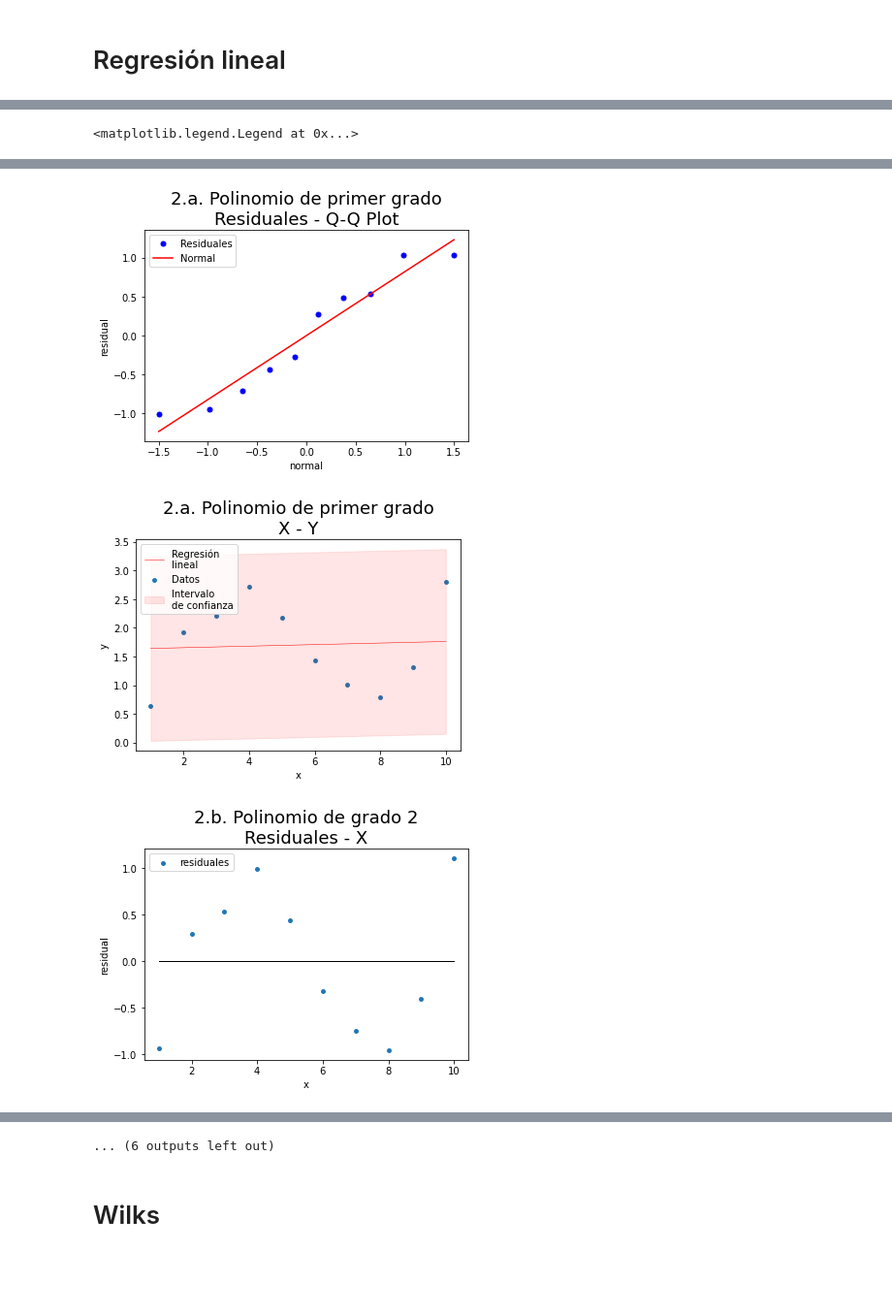
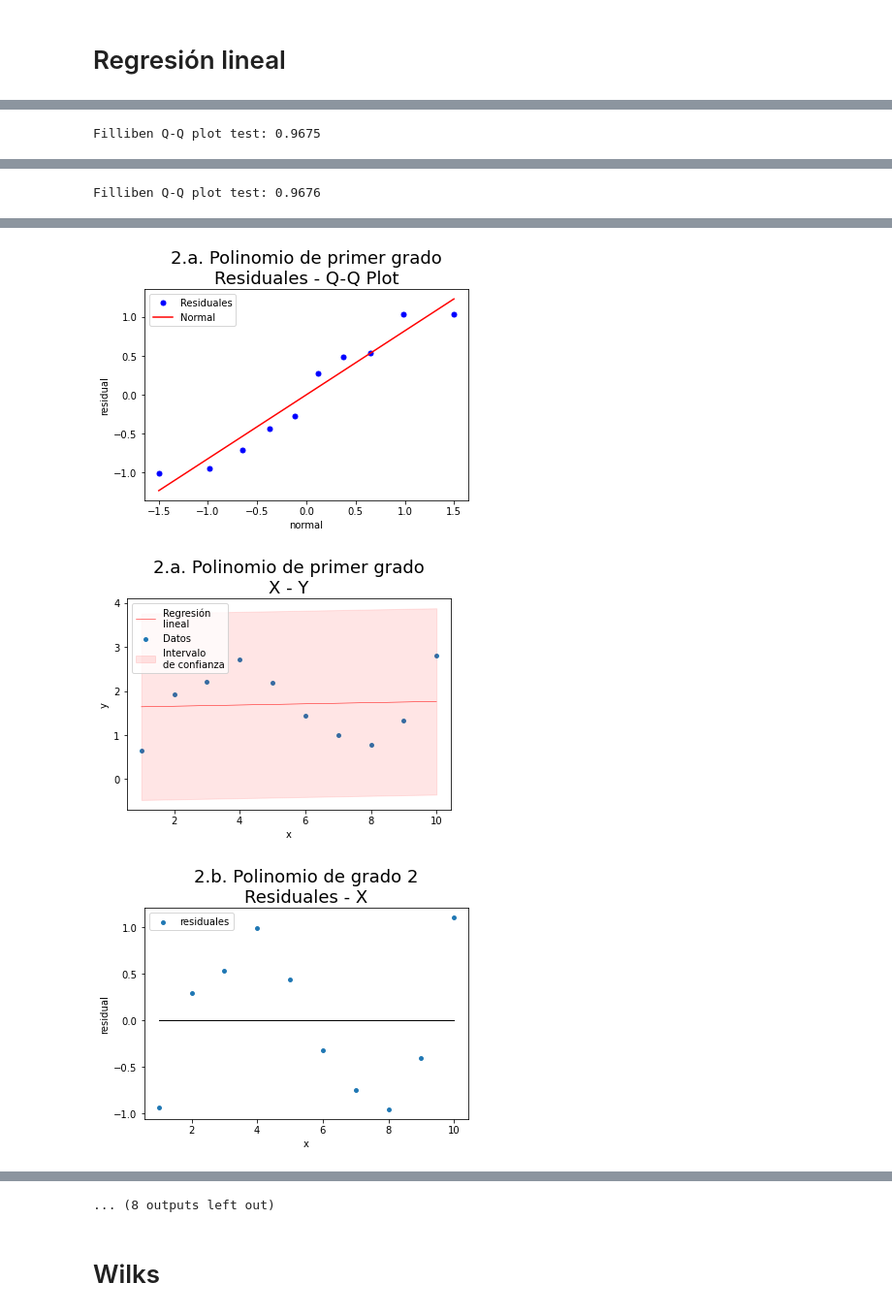
Before and after one commit to rodrigoms95/analisis-datos-22-1, a Jupyter notebook: code/Examen_3.ipynb, the cells around one changed output, grey strips where cells are left out. Shown at 97% size. Cells and saved outputs as stored; diff of their text form; code cells hidden in the pictures; blank space fills up the shorter version.

```diff
--- a/code/Examen_3.ipynb
+++ b/code/Examen_3.ipynb
@@ -826,8 +962,10 @@ x = np.arange( 1, 11, 1 )
 y = np.array( [ 0.64, 1.93, 2.21, 2.71, 2.18,
     1.43, 1.01, 0.79, 1.32, 2.8 ] )
 
+# Nivel de significancia.
 alpha_test = 0.05
-z = stats.norm.ppf(1 - alpha_test / 2)
+t_crit = stats.t.ppf(1 - alpha_test / 2,
+    n - k - 1)
 
 # 2.a.
 ej = "2.a. Polinomio de primer grado\n"
@@ -842,6 +980,9 @@ BB.shape
 
 y_reg = ( BB[0,0] + BB[1,0] * x_1 )
 
+# Cantidad de predictores.
+k = 1
+
 # Residuales.
 res = y - y_reg
 
@@ -853,11 +994,9 @@ SSE = ( ( y - y_reg ) ** 2 ).sum()
 Se = np.sqrt(SSE / (y.shape[0] - 2 ))
 R = SSR / SST
 F = SSR / Se ** 2
-alpha = 5 / 100
-F_crit = stats.f.ppf( 1 - alpha, 1,
-    y.shape[0] - 2 )
-p = stats.f.cdf( F, 1,
-    y.shape[0] - 2 )
+F_crit = stats.f.ppf( 1 - alpha_test,
+    1, n - 1 - k )
+p = stats.f.cdf( F, 1, n - 1 - k )
 durbin = durbin_watson(res)
 
 print(ej)
@@ -877,8 +1016,8 @@ print(f"p            : {p:.4f}")
 print(f"Durbin-Watson: {durbin:.4f}")
 
 # Intervalo de confianza
-y_lim_1 = y_reg + z * Se
-y_lim_2 = y_reg - z * Se
+y_lim_1 = y_reg + t_crit * Se
+y_lim_2 = y_reg - t_crit * Se
 
 # Residuales - x
 fig, ax = plt.subplots()
@@ -937,6 +1076,9 @@ BB.shape
 y_reg = ( BB[0,0] + BB[1,0] * x_1
     + BB[2,0] * x_2 )
 
+# Cantidad de predictores.
+k = 2
+
 # Residuales.
 res = y - y_reg
 
@@ -945,14 +1087,12 @@ n = x.shape[0]
 SST = ( ( y - y.mean() ) ** 2 ).sum()
 SSR = ( ( y_reg - y.mean() ) ** 2 ).sum()
 SSE = ( ( y - y_reg ) ** 2 ).sum()
-Se = np.sqrt(SSE / (y.shape[0] - 2 ))
+Se = np.sqrt(SSE / ( n - k - 1 ))
 R = SSR / SST
 F = SSR / Se ** 2
-alpha = 5 / 100
-F_crit = stats.f.ppf( 1 - alpha, 1,
-    y.shape[0] - 2 )
-p = stats.f.cdf( F, 1,
-    y.shape[0] - 2 )
+F_crit = stats.f.ppf( 1 - alpha_test,
+    1, n - 1 - k )
+p = stats.f.cdf( F, 1, n - 1 - k )
 durbin = durbin_watson(res)
 
 print(ej)
@@ -973,8 +1113,8 @@ print(f"p            : {p:.4f}")
 print(f"Durbin-Watson: {durbin:.4f}")
 
 # Intervalo de confianza
-y_lim_1 = y_reg + z * Se
-y_lim_2 = y_reg - z * Se
+y_lim_1 = y_reg + t_crit * Se
+y_lim_2 = y_reg - t_crit * Se
 
 # Residuales - x
 fig, ax = plt.subplots()
@@ -1035,6 +1175,9 @@ y_reg = ( BB[0,0] + BB[1,0] * x_1
     + BB[2,0] * x_2 + BB[3,0] * x_3
     )
 
+# Cantidad de predictores.
+k = 3
+
 # Residuales.
 res = y - y_reg
 
@@ -1043,14 +1186,12 @@ n = x.shape[0]
 SST = ( ( y - y.mean() ) ** 2 ).sum()
 SSR = ( ( y_reg - y.mean() ) ** 2 ).sum()
 SSE = ( ( y - y_reg ) ** 2 ).sum()
-Se = np.sqrt(SSE / (y.shape[0] - 2 ))
+Se = np.sqrt(SSE / ( n - k - 1 ))
 R = SSR / SST
 F = SSR / Se ** 2
-alpha = 5 / 100
-F_crit = stats.f.ppf( 1 - alpha, 1,
-    y.shape[0] - 2 )
-p = stats.f.cdf( F, 1,
-    y.shape[0] - 2 )
+F_crit = stats.f.ppf( 1 - alpha_test,
+    1, n - 1 - k )
+p = stats.f.cdf( F, 1, n - 1 - k )
 durbin = durbin_watson(res)
 
 print(ej)
@@ -1072,8 +1213,8 @@ print(f"p            : {p:.4f}")
 print(f"Durbin-Watson: {durbin:.4f}")
 
 # Intervalo de confianza
-y_lim_1 = y_reg + z * Se
-y_lim_2 = y_reg - z * Se
+y_lim_1 = y_reg + t_crit * Se
+y_lim_2 = y_reg - t_crit * Se
 
 # Residuales - x
 fig, ax = plt.subplots()
@@ -1138,6 +1279,9 @@ y_reg = ( BB[0,0] + BB[1,0] * x_1
     + BB[4,0] * x_4 + BB[5,0] * x_5
     + BB[6,0] * x_6 )
 
+# Cantidad de predictores.
+k = 6
+
 # Residuales.
 res = y - y_reg
 
@@ -1146,14 +1290,12 @@ n = x.shape[0]
 SST = ( ( y - y.mean() ) ** 2 ).sum()
 SSR = ( ( y_reg - y.mean() ) ** 2 ).sum()
 SSE = ( ( y - y_reg ) ** 2 ).sum()
-Se = np.sqrt(SSE / (y.shape[0] - 2 ))
+Se = np.sqrt(SSE / ( n - k - 1 ))
 R = SSR / SST
 F = SSR / Se ** 2
-alpha = 5 / 100
-F_crit = stats.f.ppf( 1 - alpha, 1,
-    y.shape[0] - 2 )
-p = stats.f.cdf( F, 1,
-    y.shape[0] - 2 )
+F_crit = stats.f.ppf( 1 - alpha_test,
+    1, n - 1 - k )
+p = stats.f.cdf( F, 1, n - 1 - k )
 durbin = durbin_watson(res)
 
 print(ej)
@@ -1178,8 +1320,8 @@ print(f"p            : {p:.4f}")
 print(f"Durbin-Watson: {durbin:.4f}")
 
 # Intervalo de confianza
-y_lim_1 = y_reg + z * Se
-y_lim_2 = y_reg - z * Se
+y_lim_1 = y_reg + t_crit * Se
+y_lim_2 = y_reg - t_crit * Se
 
 # Residuales - x
 fig, ax = plt.subplots()
@@ -1298 +1420 @@ Filliben Q-Q plot test: 0.9676
-<matplotlib.legend.Legend at 0x...>
+Filliben Q-Q plot test: 0.9675
@@ -1299,4 +1438,5 @@ Filliben Q-Q plot test: 0.9676
+Filliben Q-Q plot test: 0.9676
 [figure]
 [figure]
-[figure, old version]
+[figure, new version]
 [figure]
@@ -1305,4 +1443,4 @@ Filliben Q-Q plot test: 0.9676
-... (6 outputs left out)
+... (8 outputs left out)
 # %% [markdown]
 # Wilks
 # %%
```
Also changed, not shown: parts of 11 cells of this notebook, 1 other file.
